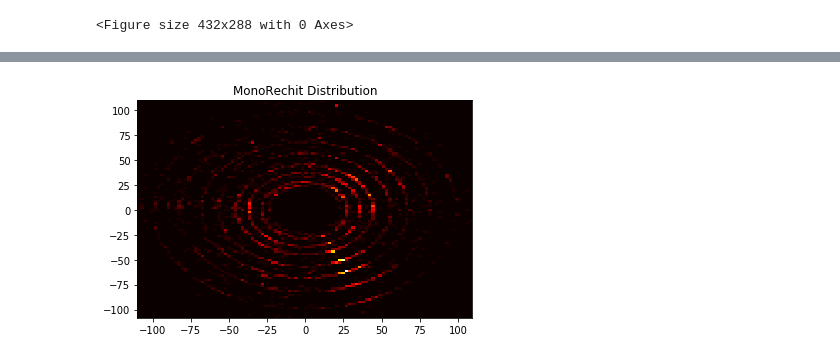
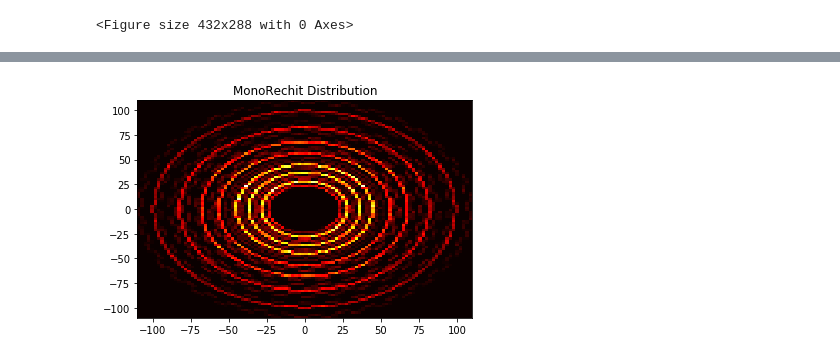
Before and after one commit to SwapneelM/TrackingNtuples, a Jupyter notebook: TrackingNtuples/scripts/DataVisualizer - Final.ipynb, the cells around one changed output, grey strips where cells are left out. Saved outputs shown, nothing was run; the diff lists cells and outputs as text; code cells hidden in the pictures.

```diff
--- a/TrackingNtuples/scripts/DataVisualizer - Final.ipynb
+++ b/TrackingNtuples/scripts/DataVisualizer - Final.ipynb
@@ -5,7 +5,8 @@ import numpy as np
 import uproot
 import pandas as pd
 # %%
-data_ = uproot.open("outfile.root")["ntuples"]["tree"]
+data_ = uproot.open("outfile-ttbar-100.root")["ntuples"]["tree"]
+#data_.keys()
 # %%
 from mpl_toolkits.mplot3d import Axes3D
 # %%
@@ -121,0 +84,16 @@ Text(0.5,1,'trackEtaDistribution')
+# %%
+# This plot is just reflecting how root plots the distribution of Rechits along a single axis (X)
+
+plt.clf()
+ax_ = plt.subplot()
+
+mono_rechit_length_ = []
+
+# assumes length of mono_x_ mono_y_ and mono_z_ is the same
+for i in range(len(mono_x_)):
+        mono_rechit_length_.extend(mono_x_[i])
+
+print len(mono_rechit_length_)
+
+ax_.hist(mono_rechit_length_, bins=100, histtype='stepfilled', align='mid', orientation='vertical', color='r', density=True)
+plt.show()
@@ -122,13 +103,25 @@ Text(0.5,1,'trackEtaDistribution')
 # %%
+# ToDo: Add lognorm colormap
+
 mono_x_ = data_.array("MonoHitX")
 mono_y_ = data_.array("MonoHitY")
 mono_z_ = data_.array("MonoHitZ")
+
+
+
+if len(mono_x_) == len(mono_y_):
+    concat_mono_x_ = []
+    concat_mono_y_ = []
+
+    for i in range(len(mono_x_)):
+        concat_mono_x_.extend(mono_x_[i])
+        concat_mono_y_.extend(mono_y_[i])
 
 plt.clf()
 ax_ = plt.subplot()
 # Plot the 2D Histogram for Mono Rechits
 ax_.set_title('MonoRechit Distribution')
-ax_.hist2d(mono_x_[0], mono_y_[0], bins=100, normed=True, cmap='hot')
+ax_.hist2d(concat_mono_x_, concat_mono_y_, bins=100, normed=True, cmap='hot')
 plt.show()
 # %% [output]
-[figure, old version]
+[figure, new version]
```
Also changed, not shown: parts of 11 cells of this notebook, 12 other files.
